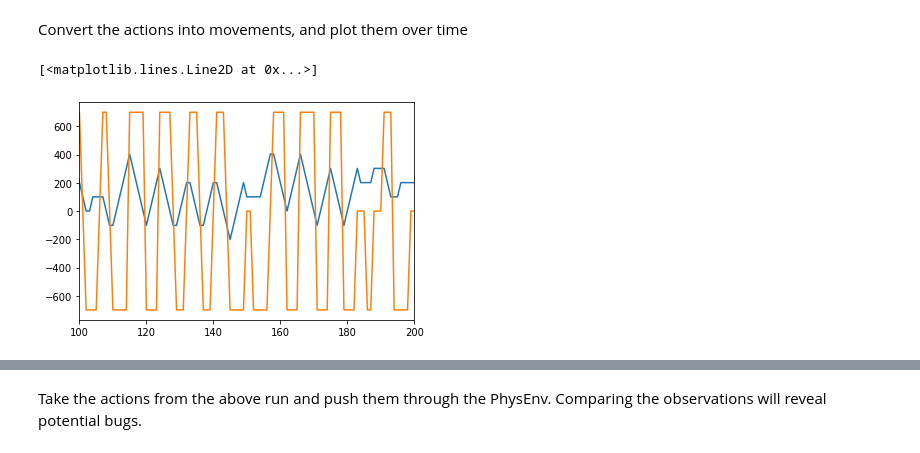
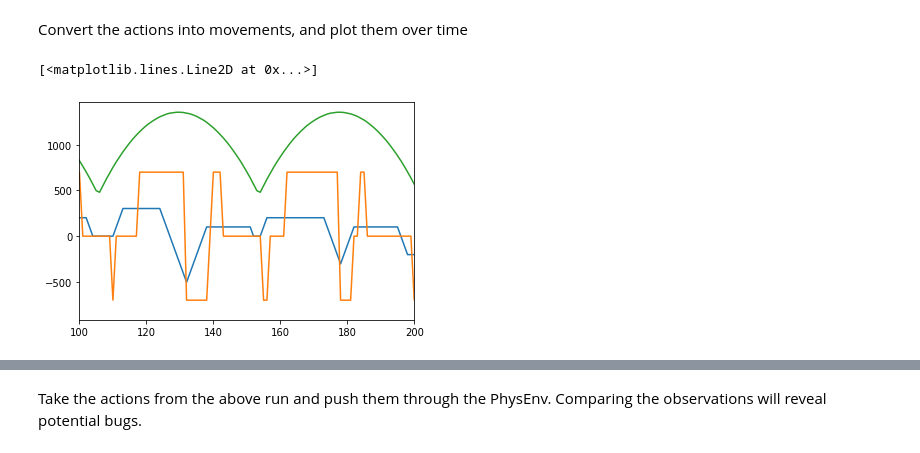
Before and after one commit to matthewearl/q1physrl, a Jupyter notebook: notebooks/RL client.ipynb, the cells around one changed output, grey strips where cells are left out. Cells and saved outputs as stored; diff of their text form; code cells hidden in the pictures.

```diff
--- a/notebooks/RL client.ipynb
+++ b/notebooks/RL client.ipynb
@@ -59,5 +63,5 @@ trainer.restore(FNAME)
 # %%
-DEMO_FILE_NAME = "wr14.dem"
+DEMO_FILE_NAME = "wr18.dem"
 # %%
 import asyncio
 loop = asyncio.get_running_loop()
@@ -98,7 +104,8 @@ yaw, smove, fmove = np.array([action_to_move.map(a[None], np.float32(0.014 * i)[
 # %%
 plt.xlim(100, 200)
 plt.plot(20 * (yaw - 90))
 plt.plot(smove)
+plt.plot(20 * obs[:, q1physrl.env.Obs.Z_POS])
 # %% [output]
 [<matplotlib.lines.Line2D at 0x...>]
-[figure, old version]
+[figure, new version]
```
Also changed, not shown: parts of 10 cells of this notebook, 3 other files.
